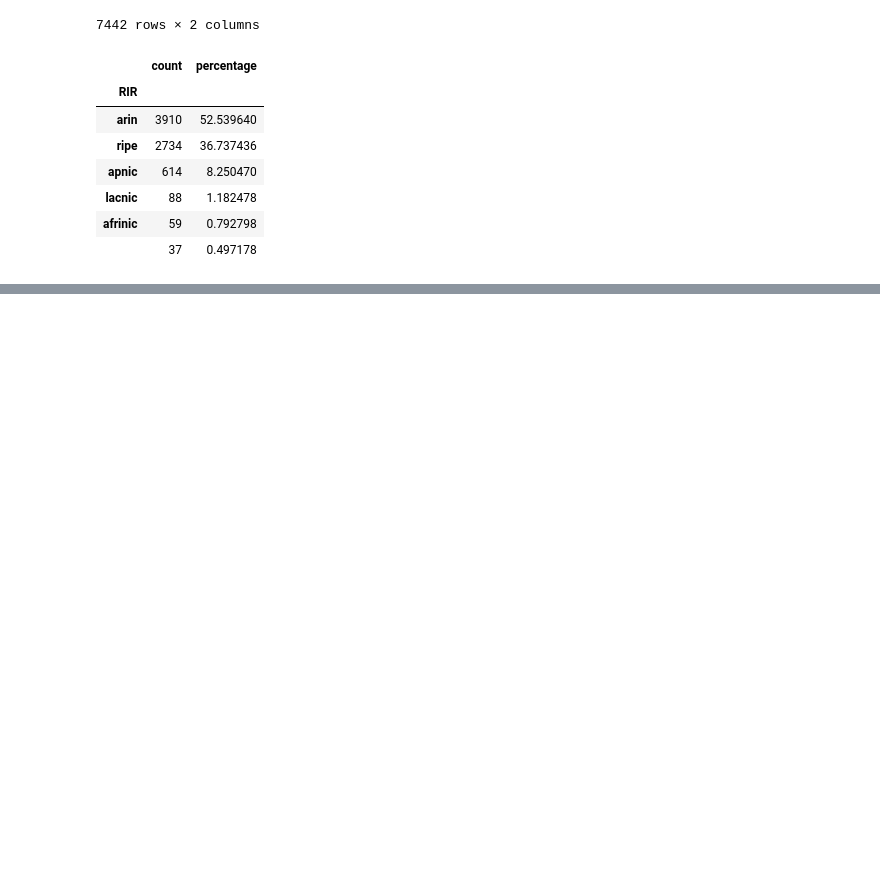
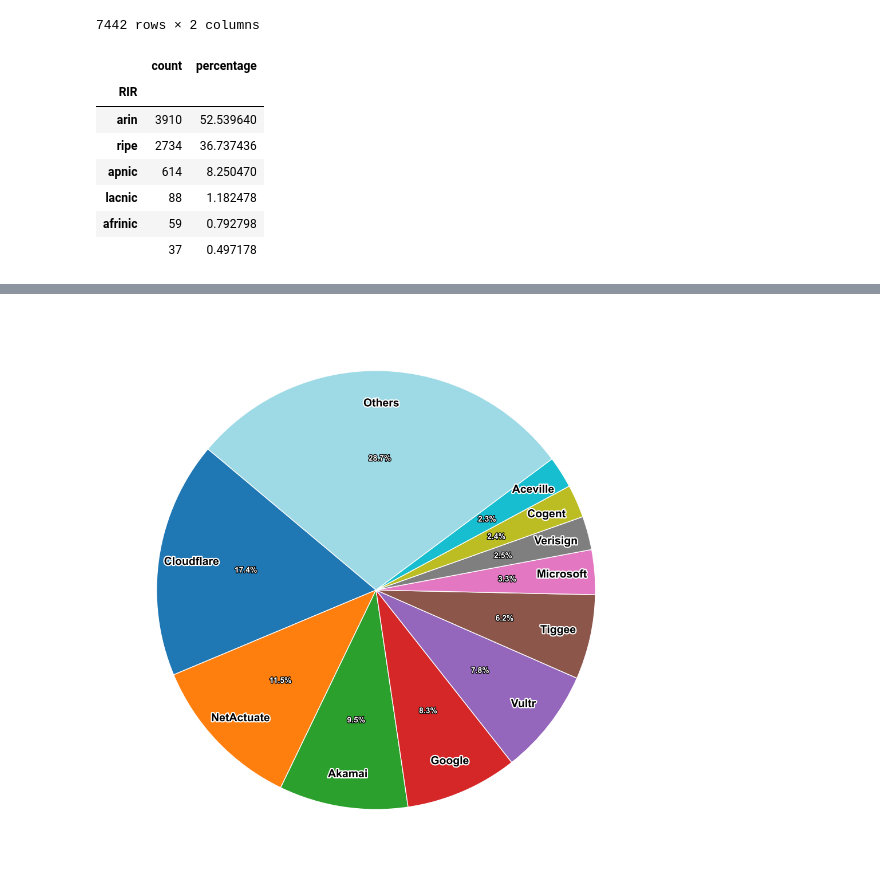
Before and after one commit to gustavoluvizotto/anycast-service-discovery, a Jupyter notebook: analysis/traceroute/traceroute.ipynb, the cells around one changed output, grey strips where cells are left out. Cells and saved outputs as stored; diff of their text form; code cells hidden in the pictures; blank space fills up the shorter version.

Commit message:
upstream analysis with bgptools

```diff
--- a/analysis/traceroute/traceroute.ipynb
+++ b/analysis/traceroute/traceroute.ipynb
@@ -1403,0 +1283,19 @@ Name: PrefixCIDR, Length: 1001, dtype: int64
+# %%
+# get the most frequent upstream ASes for single-upstream relationships
+top_sole_providers = (
+    single_upstream_df["UpstreamASNs"]
+    .explode()
+    .value_counts()
+    .reset_index()
+)
+
+# rename columns
+top_sole_providers.columns = ["UpstreamASN", "prefix_count"]
+
+# calculate percentage share for each single-upstream AS
+total_single_homed_prefixes = len(single_upstream_df)
+top_sole_providers["percentage"] = (
+    top_sole_providers["prefix_count"] / total_single_homed_prefixes * 100
+)
+
+top_sole_providers
@@ -1403,0 +1318,75 @@ Name: PrefixCIDR, Length: 1001, dtype: int64
+# %%
+# pie chart for top 10 single-upstream ASes
+TOP_N = 10
+
+# map ASNs to names
+asn_name_map = {
+    13335: "Cloudflare",
+    174: "Cogent",
+    3356: "Level3",
+    7922: "Comcast",
+    2914: "NTT",
+    36236: "NetActuate",
+    20473: "Vultr",
+    20940: "Akamai",
+    15169: "Google",
+    16552: "Tiggee",
+    7342: "Verisign",
+    139341: "Aceville",
+    8075: "Microsoft",
+}
+
+df_clean = top_sole_providers.copy()
+df_clean["UpstreamASN"] = pd.to_numeric(df_clean["UpstreamASN"], errors='coerce').fillna(0).astype(int)
+
+# get top ASes
+df_plot = df_clean.head(TOP_N).copy()
+# add 'other'
+other_count = df_clean.iloc[TOP_N:]["prefix_count"].sum()
+other_row = pd.DataFrame({
+    "UpstreamASN": [0],
+    "prefix_count": [other_count],
+    "Label": ["Others"]
+})
+
+# map ASN to label
+df_plot["Label"] = df_plot["UpstreamASN"].map(asn_name_map)
+df_plot["Label"] = df_plot["Label"].fillna(df_plot["UpstreamASN"].astype(str))
+
+# combine other with top 10
+df_final = pd.concat([df_plot, other_row], ignore_index=True)
+
+plt.figure(figsize=(10, 10))
+colors = plt.get_cmap('tab20')(np.linspace(0, 1, len(df_final)))
+
+wedges, texts, autotexts = plt.pie(
+    df_final["prefix_count"],
+    labels=df_final["Label"],
+    autopct='%1.1f%%',
+    startangle=140,
+    colors=colors,
+    pctdistance=0.6,
+    labeldistance=0.85,
+    textprops={'fontsize': 14, 'color': 'black'}
+)
+
+
+# style ASN names
+for text in texts:
+    text.set_fontweight('bold')
+    text.set_horizontalalignment('center')
+    text.set_path_effects([path_effects.withStroke(linewidth=3, foreground='white')])
+
+# style numbers (percentages)
+for text in autotexts:
+    text.set_color('white')
+    text.set_fontsize(10)
+    text.set_fontweight('bold')
+    text.set_path_effects([path_effects.withStroke(linewidth=2, foreground='black')])
+
+plt.savefig("single_upstreams.pdf", bbox_inches='tight', pad_inches=0)
+
+plt.tight_layout()
+plt.show()
+# %% [output]
+[figure, added]
```
Also changed, not shown: parts of 64 cells of this notebook, 2 other files.
